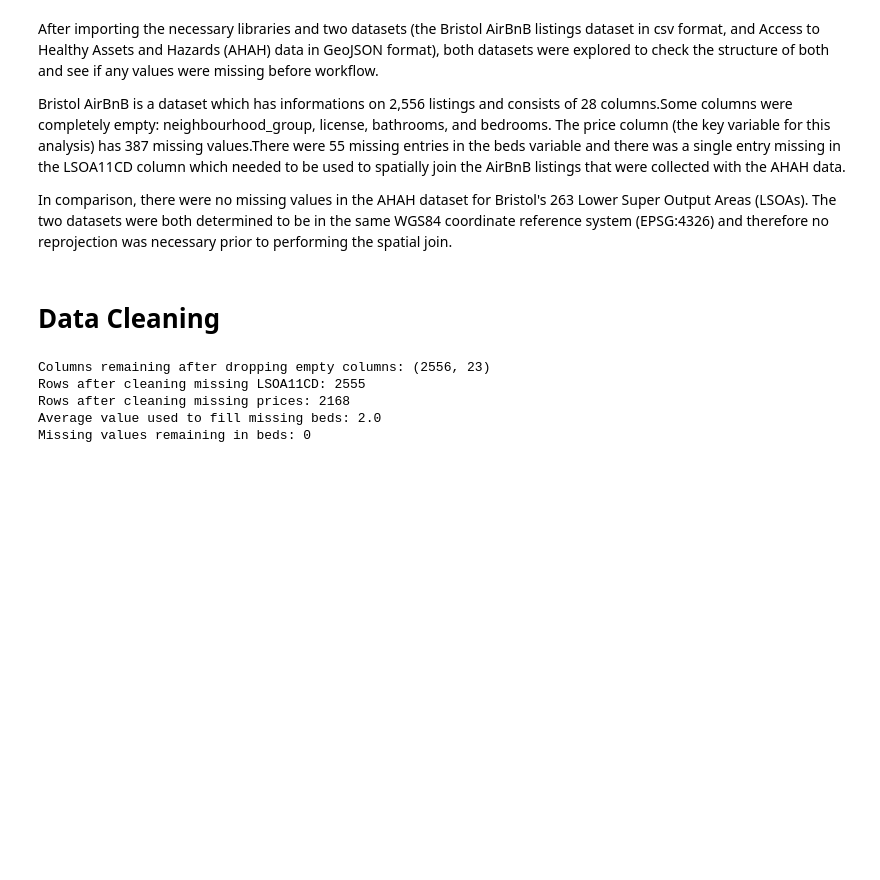
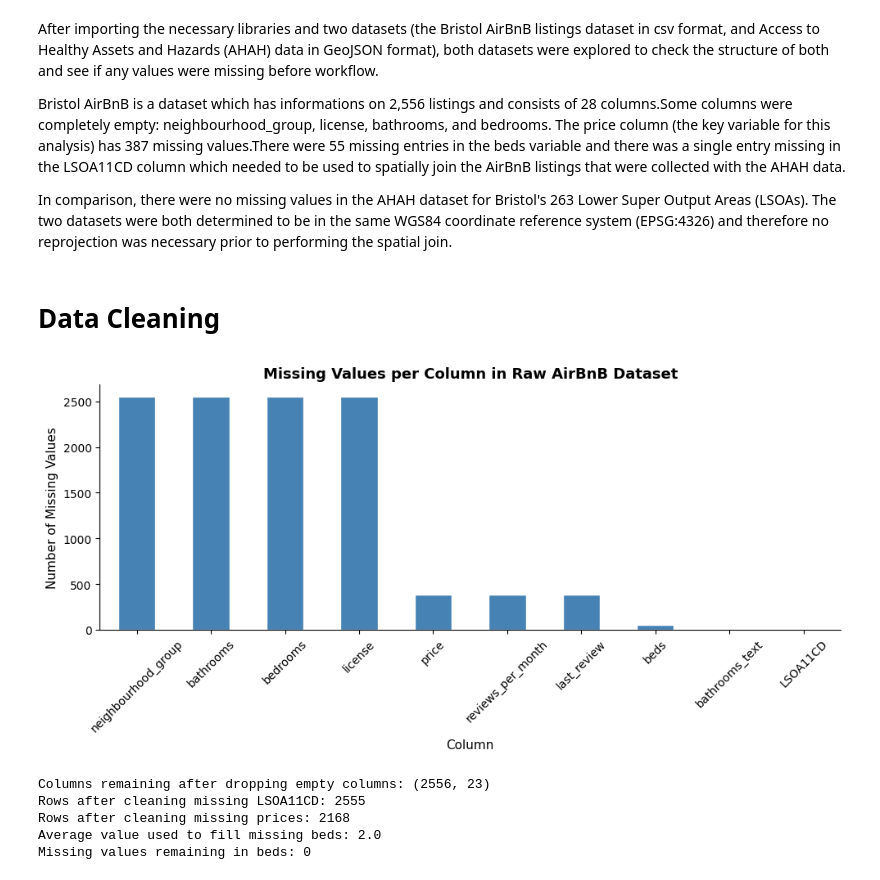
Before and after one commit to deeptanghosh02/GEOG5990M_Deeptanshu-Ghosh, a Jupyter notebook: GEOG5990M_Final_Project_resit.ipynb, the cells around one changed output. Cells and saved outputs as stored; diff of their text form; code cells hidden in the pictures; blank space fills up the shorter version.

```diff
--- a/GEOG5990M_Final_Project_resit.ipynb
+++ b/GEOG5990M_Final_Project_resit.ipynb
@@ -209,6 +213,24 @@ Bristol AirBnB is a dataset which has informations on 2,556 listings and consist
 In comparison, there were no missing values in the AHAH dataset for Bristol's 263 Lower Super Output Areas (LSOAs). The two datasets were both determined to be in the same WGS84 coordinate reference system (EPSG:4326) and therefore no reprojection was necessary prior to performing the spatial join.
 # %% [markdown]
 # **Data Cleaning**
+# %%
+# Visualising the missing values in the raw AirBnB dataset
+missing = airbnb.isnull().sum()
+missing = missing[missing > 0].sort_values(ascending=False)
+
+fig, ax = plt.subplots(figsize=(10, 5))
+missing.plot(kind='bar', color='steelblue', edgecolor='white', ax=ax)
+ax.set_title('Missing Values per Column in Raw AirBnB Dataset',
+             fontsize=13, fontweight='bold')
+ax.set_xlabel('Column', fontsize=11)
+ax.set_ylabel('Number of Missing Values', fontsize=11)
+ax.tick_params(axis='x', rotation=45)
+ax.spines['top'].set_visible(False)
+ax.spines['right'].set_visible(False)
+plt.tight_layout()
+plt.show()
+# %% [output]
+[figure, added]
 # %%
 #Cleaning columns that are entirely empty
 columns_to_clean= ['neighbourhood_group', 'license', 'bathrooms', 'bedrooms', 'Unnamed: 0']
```
Also changed, not shown: parts of 3 cells of this notebook.
